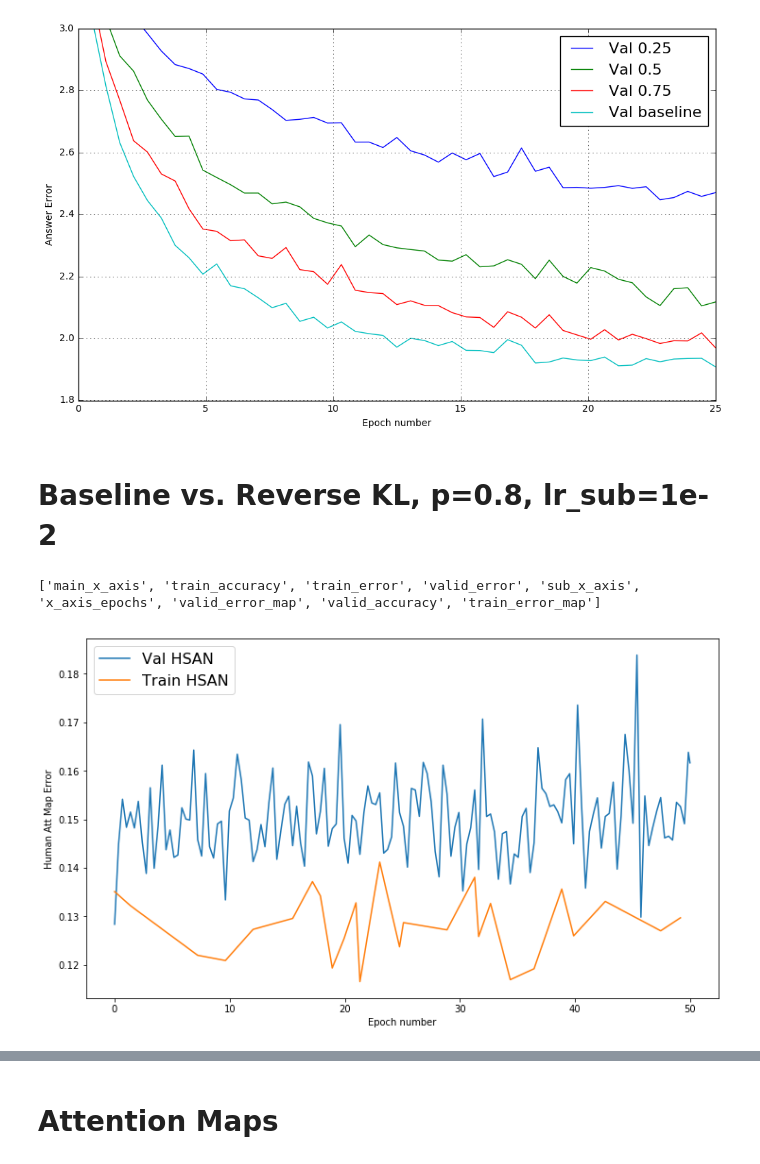
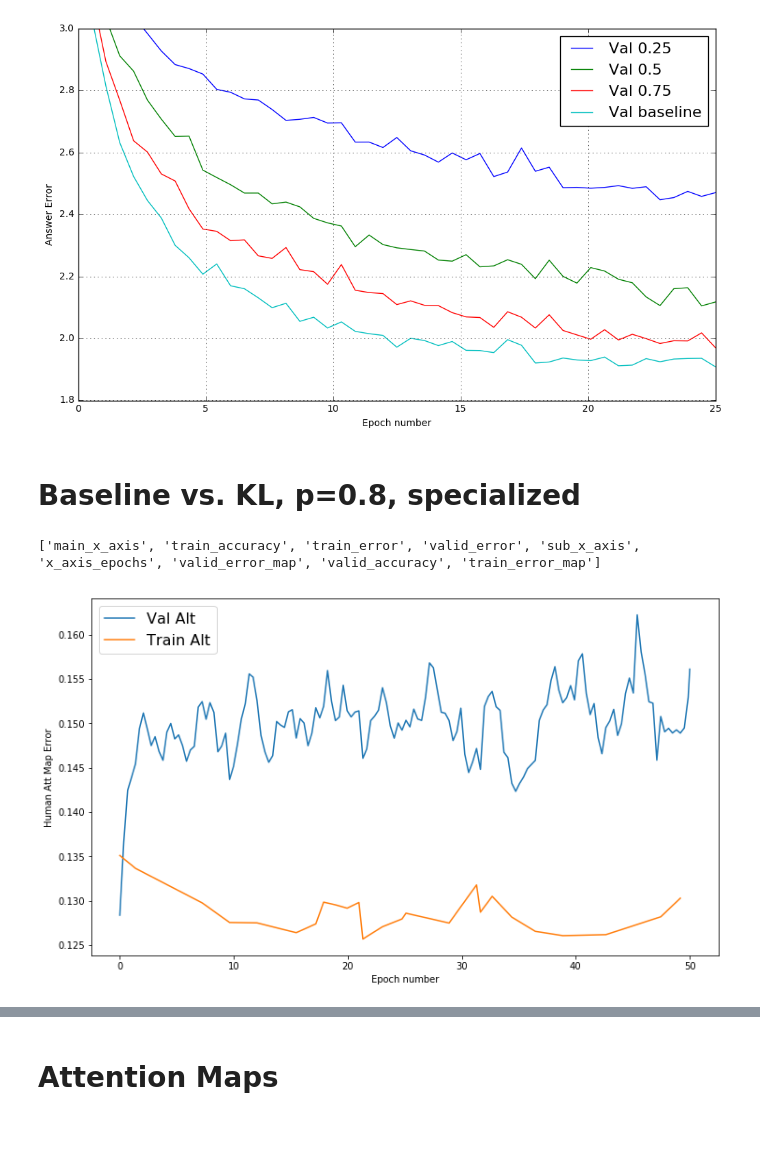
Before and after one commit to goncalomcorreia/vqa_human_attention, a Jupyter notebook: Plots.ipynb, the cells around one changed output, grey strips where cells are left out. Saved outputs shown, nothing was run; the diff lists cells and outputs as text; code cells hidden in the pictures; blank space fills up the shorter version.

```diff
--- a/Plots.ipynb
+++ b/Plots.ipynb
@@ -7,3 +1,21 @@ import sys
+# %%
+import matplotlib.pyplot as plt
+import numpy as np
+import os
+import sys
+%matplotlib inline
+
+
+def running_mean(l, N):
+    sum = 0
+    result = list( 0 for x in l)
+    for i in range( 0, N ):
+        sum = sum + l[i]
+        result[i] = sum / (i+1)
+    for i in range( N, len(l) ):
+        sum = sum - l[i-N] + l[i]
+        result[i] = sum / N
+    return result
 # %% [markdown]
 # First vs. Second Attention Layer,  Joint Cost
 # %%
@@ -200,7 +212,7 @@ fig.show()
 # %% [output]
 [figure]
 # %% [markdown]
-# Baseline vs. Reverse KL, p=0.8, lr_sub=1e-2
+# Baseline vs. KL, p=0.8, specialized
 # %%
 acc_valid = []
 err_valid = []
@@ -211,11 +223,12 @@ x_axis_sub_train = []
 acc_train = []
 err_train = []
 err_map_train = []
-labels = ['baseline', 'HSAN']
+labels = ['baseline', 'Alt']
 
-plot = '/Users/goncalocorreia/vqa_human_attention/expt/baseline/baseline_plot_details.npz'
+plot_dir = '/afs/inf.ed.ac.uk/user/s16/s1670404/vqa_human_attention/expt/baseline/'
+plot = 'baseline_plot_details.npz'
 
-with np.load(plot) as data:
+with np.load(plot_dir+plot) as data:
     half = data['valid_error'].shape[0]/2
     err_valid.append(data['valid_error'])
     acc_valid.append(data['valid_accuracy'])
@@ -227,9 +240,10 @@ with np.load(plot) as data:
     err_train.append(data['train_error'])
     acc_train.append(data['train_accuracy'])
 
-plot = '/Users/goncalocorreia/vqa_human_attention/expt/tuning/alt_kl_0.8_spec_plot_details.npz'
+plot_dir = '/afs/inf.ed.ac.uk/user/s16/s1670404/vqa_human_attention/expt/tuning/'
+plot = 'alt_kl_0.8_spec_plot_details.npz'
 
-with np.load(plot) as data:
+with np.load(plot_dir+plot) as data:
     print data.keys()
     err_valid.append(data['valid_error'])
     acc_valid.append(data['valid_accuracy'])
@@ -245,14 +259,14 @@ with np.load(plot) as data:
 # %%
 fig = plt.figure(figsize=(12, 7))
 ax1 = fig.add_subplot(1, 1, 1)
-ax1.plot(x_axis_valid[-1], err_map_valid[-1], label='Val '+labels[-1])
-ax1.plot(x_axis_sub_train[-1], err_map_train[-1], label='Train '+labels[-1])
+ax1.plot(x_axis_valid[-1], running_mean(err_map_valid[-1],5), label='Val '+labels[-1])
+ax1.plot(x_axis_sub_train[-1], running_mean(err_map_train[-1],5), label='Train '+labels[-1])
 ax1.legend(loc=0,prop={'size':16})
 ax1.set_xlabel('Epoch number')
 ax1.set_ylabel('Human Att Map Error')
 fig.show()
 # %% [output]
-[figure, old version]
+[figure, new version]
 # %%
 fig = plt.figure(figsize=(12, 7))
 ax1 = fig.add_subplot(1, 1, 1)
```
Also changed, not shown: parts of 10 cells of this notebook, 16 other files.
